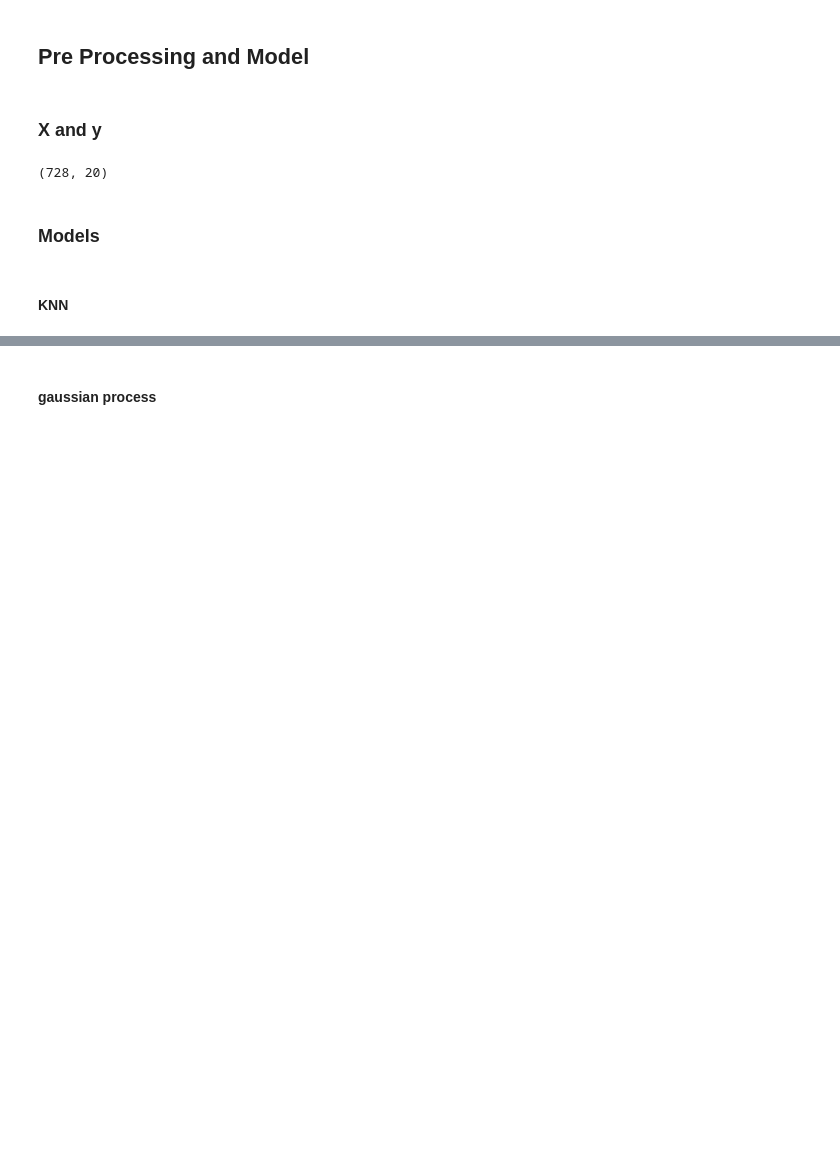
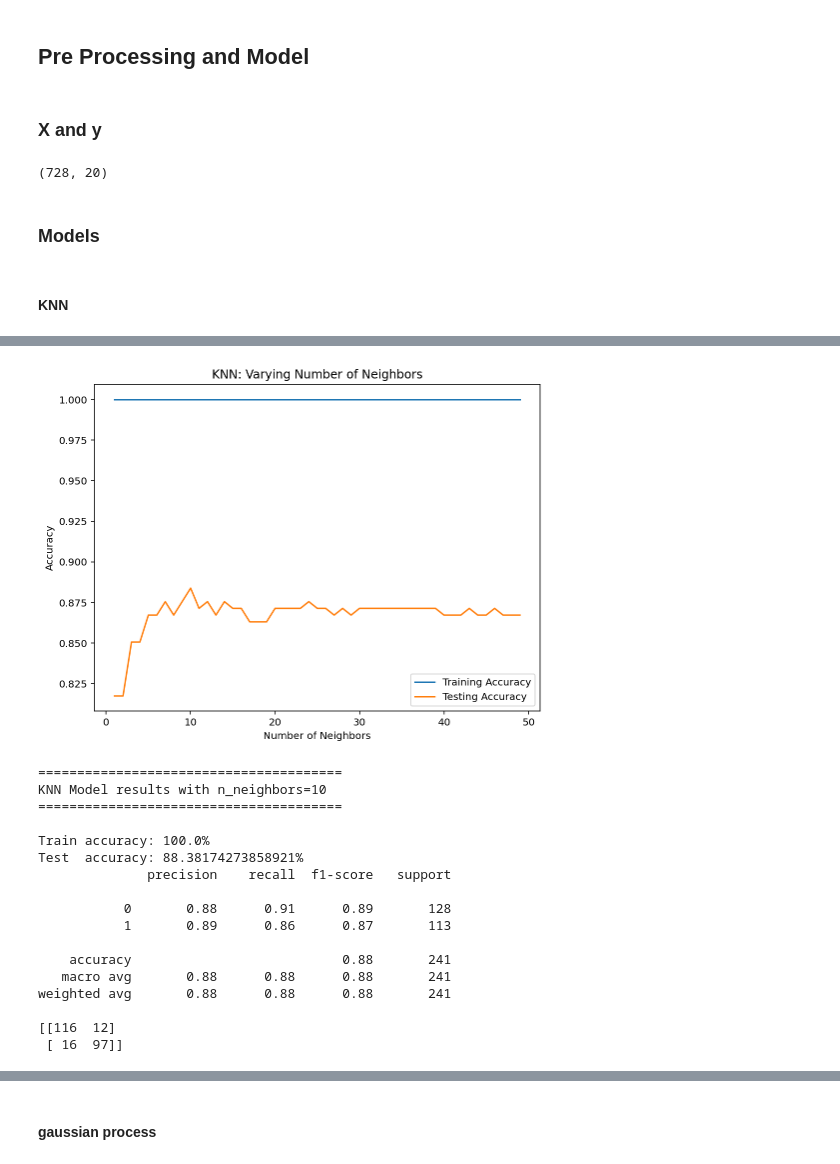
Before and after one commit to yxyfer/PTML_Project, a Jupyter notebook: src/heart_failure_prediction_supervised.ipynb, the cells around one changed output, grey strips where cells are left out. Cells and saved outputs as stored; diff of their text form; code cells hidden in the pictures; blank space fills up the shorter version.

```diff
--- a/src/heart_failure_prediction_supervised.ipynb
+++ b/src/heart_failure_prediction_supervised.ipynb
@@ -280,0 +342,22 @@ X_train, X_test, y_train, y_test = train_test_split(X, y, test_size=0.33, random
+# %%
+model_knn2 = lambda x: KNeighborsClassifier(n_neighbors=x, p=1,weights='distance')
+find_best_model_KNN(model_knn2, X_train, y_train, X_test, y_test)
+# %% [output]
+[figure, added]
+=======================================
+KNN Model results with n_neighbors=10
+=======================================
+
+Train accuracy: 100.0%
+Test  accuracy: 88.38174273858921%
+              precision    recall  f1-score   support
+
+           0       0.88      0.91      0.89       128
+           1       0.89      0.86      0.87       113
+
+    accuracy                           0.88       241
+   macro avg       0.88      0.88      0.88       241
+weighted avg       0.88      0.88      0.88       241
+
+[[116  12]
+ [ 16  97]]
```
Also changed, not shown: parts of 38 cells of this notebook.
